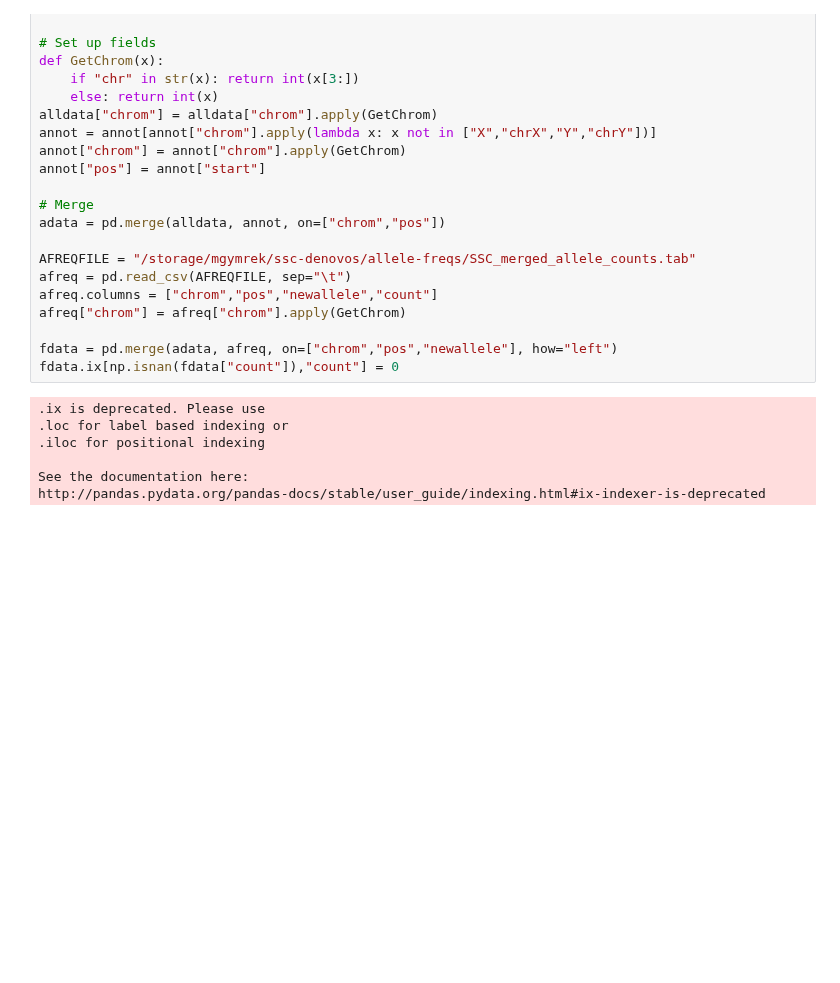
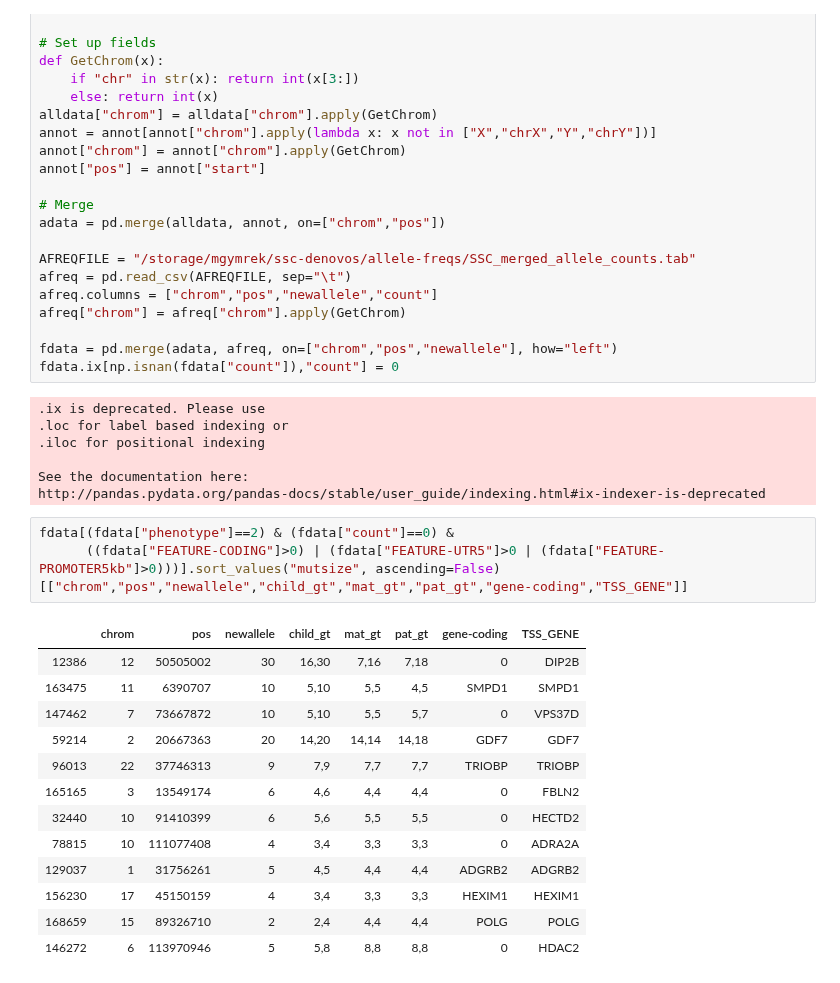
Before and after one commit to gymreklab/ssc-denovos-paper, a Jupyter notebook: figure-notebooks-publish/Mitra_etal_EDFig7.ipynb, the cells around one changed output. Cells and saved outputs as stored; diff of their text form; blank space fills up the shorter version.

```diff
--- a/figure-notebooks-publish/Mitra_etal_EDFig7.ipynb
+++ b/figure-notebooks-publish/Mitra_etal_EDFig7.ipynb
@@ -86,4 +88,21 @@ fdata.ix[np.isnan(fdata["count"]),"count"] = 0
 
 See the documentation here:
 http://pandas.pydata.org/pandas-docs/stable/user_guide/indexing.html#ix-indexer-is-deprecated
+# %%
+fdata[(fdata["phenotype"]==2) & (fdata["count"]==0) &
+      ((fdata["FEATURE-CODING"]>0) | (fdata["FEATURE-UTR5"]>0 | (fdata["FEATURE-PROMOTER5kb"]>0)))].sort_values("mutsize", ascending=False)[["chrom","pos","newallele","child_gt","mat_gt","pat_gt","gene-coding","TSS_GENE"]]
+# %% [output]
+|  | chrom | pos | newallele | child_gt | mat_gt | pat_gt | gene-coding | TSS_GENE |
+| 12386 | 12 | 50505002 | 30 | 16,30 | 7,16 | 7,18 | 0 | DIP2B |
+| 163475 | 11 | 6390707 | 10 | 5,10 | 5,5 | 4,5 | SMPD1 | SMPD1 |
+| 147462 | 7 | 73667872 | 10 | 5,10 | 5,5 | 5,7 | 0 | VPS37D |
+| 59214 | 2 | 20667363 | 20 | 14,20 | 14,14 | 14,18 | GDF7 | GDF7 |
+| 96013 | 22 | 37746313 | 9 | 7,9 | 7,7 | 7,7 | TRIOBP | TRIOBP |
+| 165165 | 3 | 13549174 | 6 | 4,6 | 4,4 | 4,4 | 0 | FBLN2 |
+| 32440 | 10 | 91410399 | 6 | 5,6 | 5,5 | 5,5 | 0 | HECTD2 |
+| 78815 | 10 | 111077408 | 4 | 3,4 | 3,3 | 3,3 | 0 | ADRA2A |
+| 129037 | 1 | 31756261 | 5 | 4,5 | 4,4 | 4,4 | ADGRB2 | ADGRB2 |
+| 156230 | 17 | 45150159 | 4 | 3,4 | 3,3 | 3,3 | HEXIM1 | HEXIM1 |
+| 168659 | 15 | 89326710 | 2 | 2,4 | 4,4 | 4,4 | POLG | POLG |
+| 146272 | 6 | 113970946 | 5 | 5,8 | 8,8 | 8,8 | 0 | HDAC2 |
 # %%
```
Also changed, not shown: parts of 2 cells of this notebook, 2 other files.
